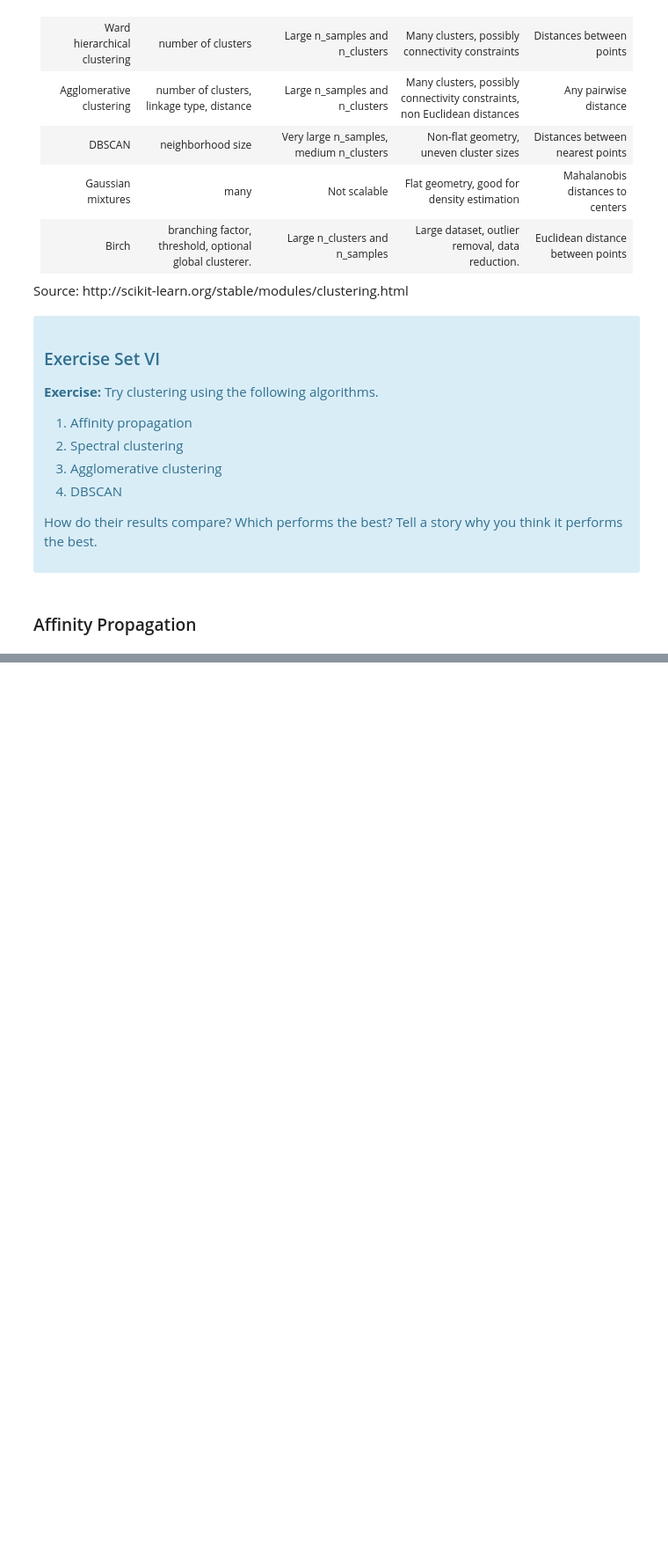
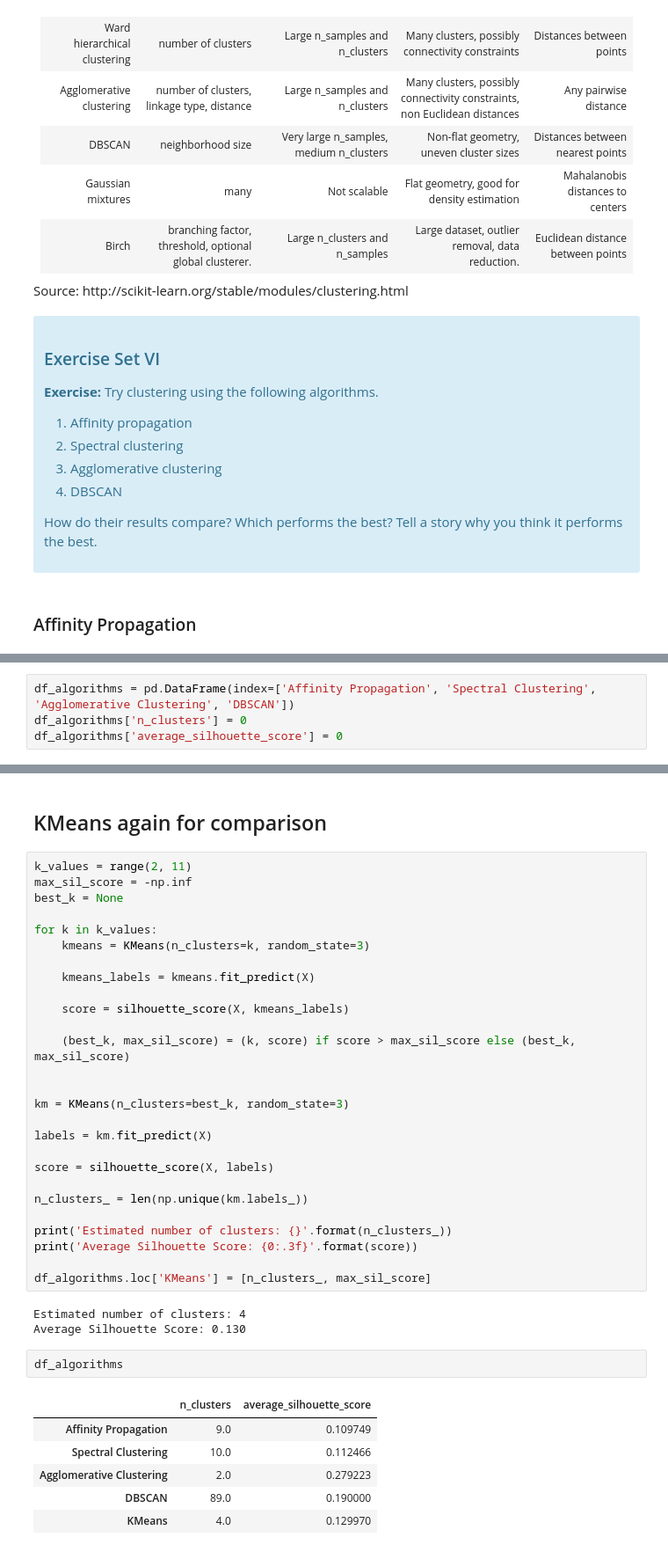
Before and after one commit to dezertdweller/springboard-data-science-projects, a Jupyter notebook: kmeans-customer-segmentation/Clustering Case Study - Customer Segmentation with K-Means - Tier 3.ipynb, the cells around one changed output, grey strips where cells are left out. Shown at 88% size. Saved outputs shown, nothing was run; the diff lists cells and outputs as text; blank space fills up the shorter version.

Commit message:
Completed KMeans assignment.

```diff
--- a/kmeans-customer-segmentation/Clustering Case Study - Customer Segmentation with K-Means - Tier 3.ipynb
+++ b/kmeans-customer-segmentation/Clustering Case Study - Customer Segmentation with K-Means - Tier 3.ipynb
@@ -983,0 +969,4 @@ array([ 0,  9,  6,  3, 11, 11,  6, 13,  4,  2,  8, 12,  2, 11,  4,  6, 13,
+# %%
+df_algorithms = pd.DataFrame(index=['Affinity Propagation', 'Spectral Clustering', 'Agglomerative Clustering', 'DBSCAN'])
+df_algorithms['n_clusters'] = 0
+df_algorithms['average_silhouette_score'] = 0
@@ -983,0 +1158,41 @@ array([ 0,  9,  6,  3, 11, 11,  6, 13,  4,  2,  8, 12,  2, 11,  4,  6, 13,
+# %% [markdown]
+## KMeans again for comparison
+# %%
+k_values = range(2, 11)
+max_sil_score = -np.inf
+best_k = None
+
+for k in k_values:
+    kmeans = KMeans(n_clusters=k, random_state=3)
+
+    kmeans_labels = kmeans.fit_predict(X)
+
+    score = silhouette_score(X, kmeans_labels)
+
+    (best_k, max_sil_score) = (k, score) if score > max_sil_score else (best_k, max_sil_score)
+
+
+km = KMeans(n_clusters=best_k, random_state=3)
+
+labels = km.fit_predict(X)
+
+score = silhouette_score(X, labels)
+
+n_clusters_ = len(np.unique(km.labels_))
+
+print('Estimated number of clusters: {}'.format(n_clusters_))
+print('Average Silhouette Score: {0:.3f}'.format(score))
+
+df_algorithms.loc['KMeans'] = [n_clusters_, max_sil_score]
+# %% [output]
+Estimated number of clusters: 4
+Average Silhouette Score: 0.130
+# %%
+df_algorithms
+# %% [output]
+|  | n_clusters | average_silhouette_score |
+| Affinity Propagation | 9.0 | 0.109749 |
+| Spectral Clustering | 10.0 | 0.112466 |
+| Agglomerative Clustering | 2.0 | 0.279223 |
+| DBSCAN | 89.0 | 0.190000 |
+| KMeans | 4.0 | 0.129970 |
```
Also changed, not shown: parts of 14 cells of this notebook.
